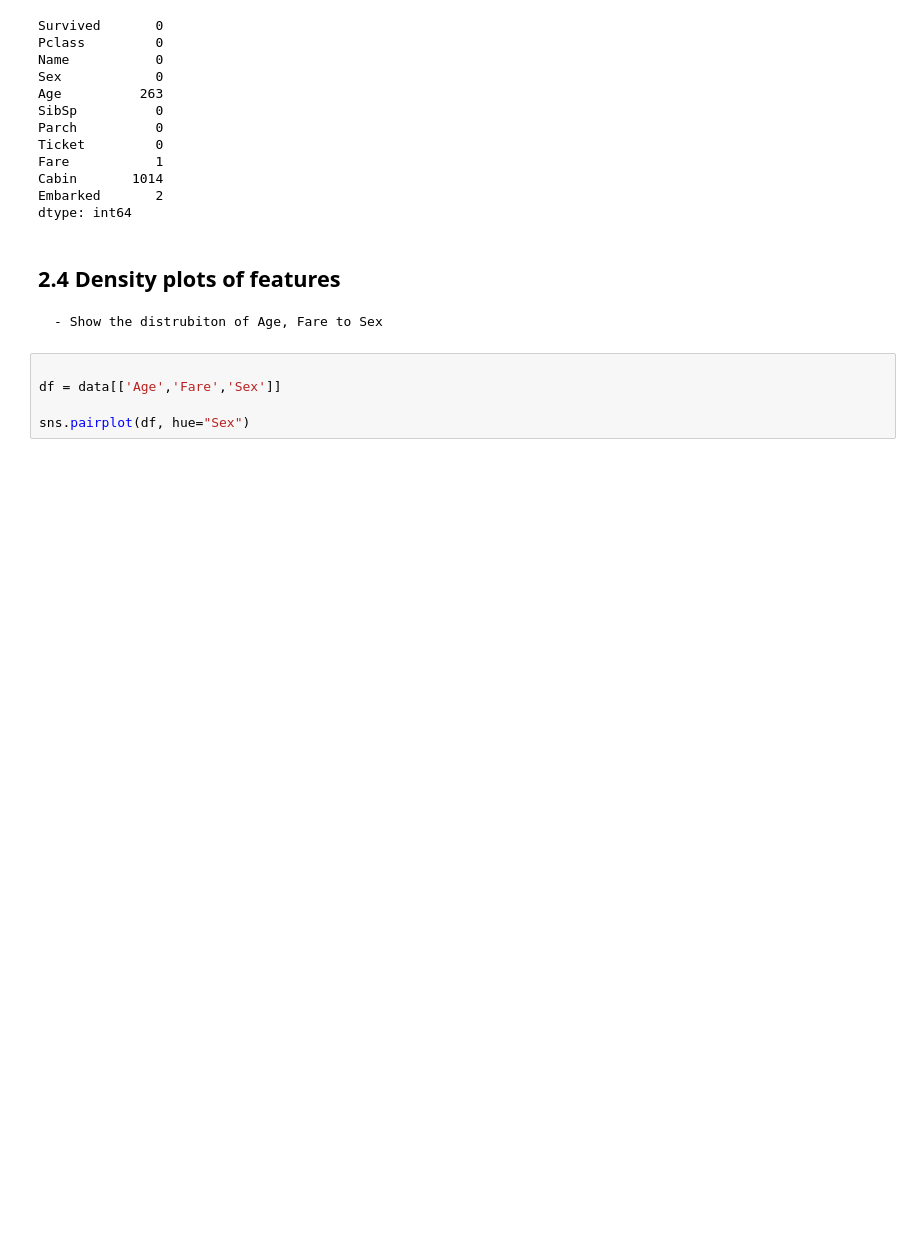
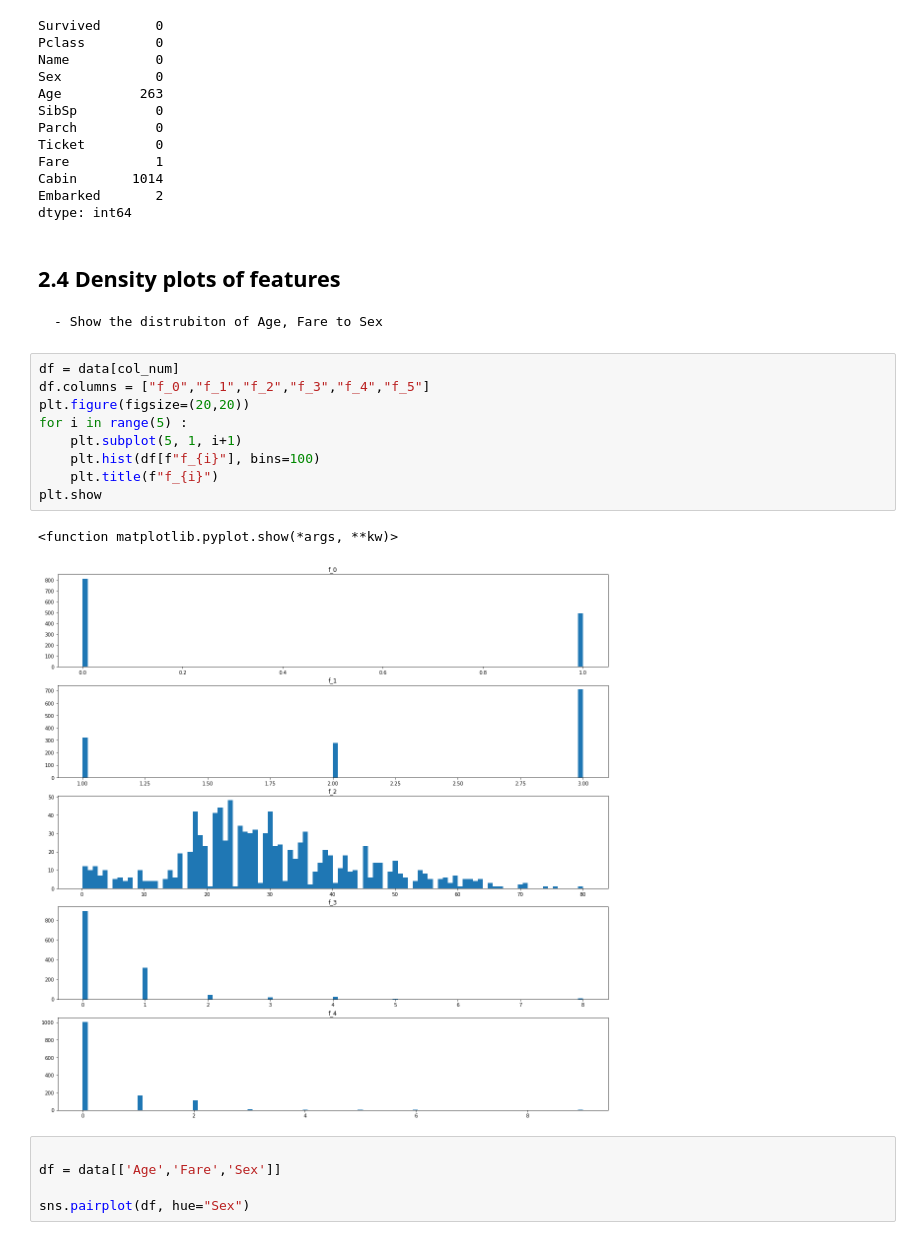
Before and after one commit to sbata1984/Project-Classification-XGBClassifier_SVC_LR-, a Jupyter notebook: Classification_Problem.ipynb, the cells around one changed output. Drawn from its saved outputs; the diff is of its cells as text; blank space fills up the shorter version.

```diff
--- a/Classification_Problem.ipynb
+++ b/Classification_Problem.ipynb
@@ -173,6 +173,18 @@ dtype: int64
 # %% [markdown]
 ## 2.4 Density plots of features
     - Show the distrubiton of Age, Fare to Sex
+# %%
+df = data[col_num]
+df.columns = ["f_0","f_1","f_2","f_3","f_4","f_5"]
+plt.figure(figsize=(20,20))
+for i in range(5) :
+    plt.subplot(5, 1, i+1)
+    plt.hist(df[f"f_{i}"], bins=100)
+    plt.title(f"f_{i}")
+plt.show
+# %% [output]
+<function matplotlib.pyplot.show(*args, **kw)>
+[figure, added]
 # %%
 
 df = data[['Age','Fare','Sex']]
```
Also changed, not shown: parts of 1 cell of this notebook.
